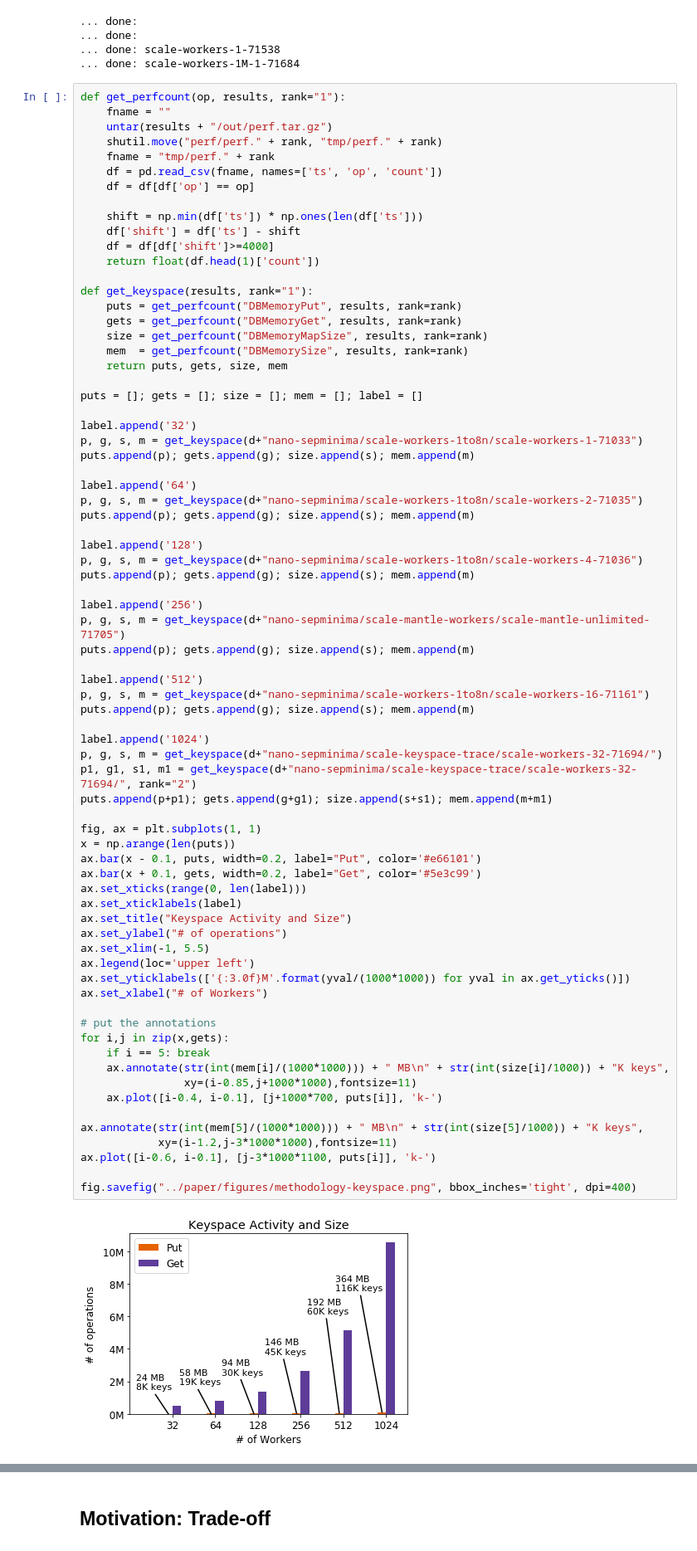
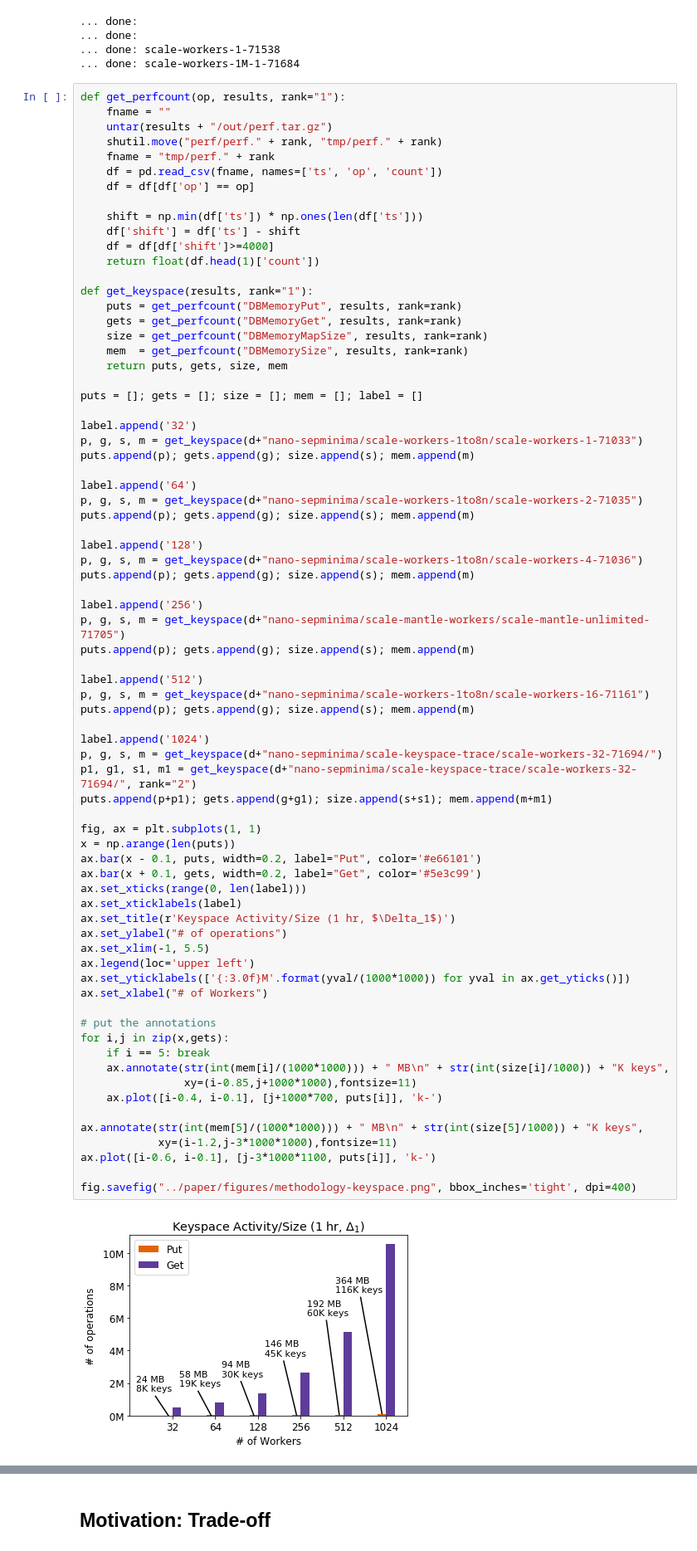
Before and after one commit to michaelsevilla/parsplice-popper, a Jupyter notebook: viz/viz-paper.ipynb, the cells around one changed output, grey strips where cells are left out. Shown at 83% size. Drawn from its saved outputs; the diff is of its cells as text.

```diff
--- a/viz/viz-paper.ipynb
+++ b/viz/viz-paper.ipynb
@@ -142,35 +142,35 @@ puts.append(p); gets.append(g); size.append(s); mem.append(m)
 label.append('1024')
 p, g, s, m = get_keyspace(d+"nano-sepminima/scale-keyspace-trace/scale-workers-32-71694/")
 p1, g1, s1, m1 = get_keyspace(d+"nano-sepminima/scale-keyspace-trace/scale-workers-32-71694/", rank="2")
 puts.append(p+p1); gets.append(g+g1); size.append(s+s1); mem.append(m+m1)
 
 fig, ax = plt.subplots(1, 1)
 x = np.arange(len(puts))
 ax.bar(x - 0.1, puts, width=0.2, label="Put", color='#e66101')
 ax.bar(x + 0.1, gets, width=0.2, label="Get", color='#5e3c99')
 ax.set_xticks(range(0, len(label)))
 ax.set_xticklabels(label)
-ax.set_title("Keyspace Activity and Size")
+ax.set_title(r'Keyspace Activity/Size (1 hr, $\Delta_1$)')
 ax.set_ylabel("# of operations")
 ax.set_xlim(-1, 5.5)
 ax.legend(loc='upper left')
 ax.set_yticklabels(['{:3.0f}M'.format(yval/(1000*1000)) for yval in ax.get_yticks()])
 ax.set_xlabel("# of Workers")
 
 # put the annotations
 for i,j in zip(x,gets):
     if i == 5: break
     ax.annotate(str(int(mem[i]/(1000*1000))) + " MB\n" + str(int(size[i]/1000)) + "K keys",
                 xy=(i-0.85,j+1000*1000),fontsize=11)
     ax.plot([i-0.4, i-0.1], [j+1000*700, puts[i]], 'k-')
 
 ax.annotate(str(int(mem[5]/(1000*1000))) + " MB\n" + str(int(size[5]/1000)) + "K keys",
             xy=(i-1.2,j-3*1000*1000),fontsize=11)
 ax.plot([i-0.6, i-0.1], [j-3*1000*1100, puts[i]], 'k-')
 
 fig.savefig("../paper/figures/methodology-keyspace.png", bbox_inches='tight', dpi=400)
 # %% [output]
-[figure, old version]
+[figure, new version]
 # %%
 [float(a)/float(b) for a,b in zip(WorkManagerG,WorkManager)]
 # %% [output]
```
Also changed, not shown: parts of 6 cells of this notebook, 22 other files.
